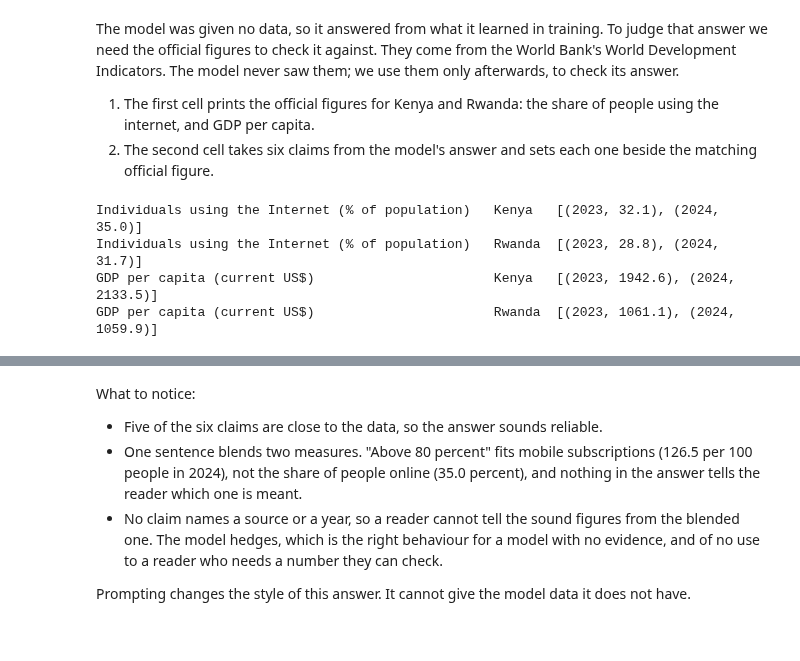
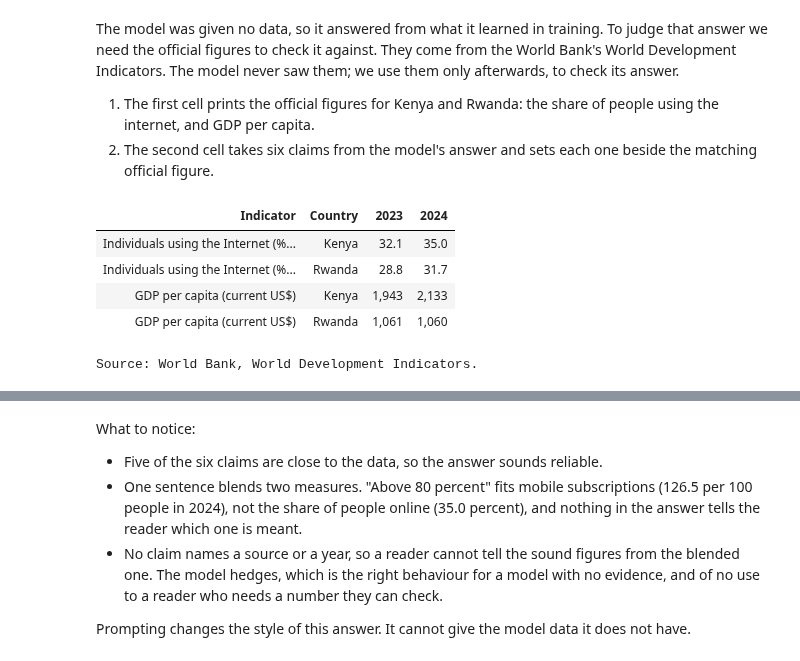
Before and after one commit to rafmacalaba/ai4data, a Jupyter notebook: training/session-01-building-ai-applications-v2/notebooks/01-from-model-to-application.ipynb, the cells around one changed output, grey strips where cells are left out. Drawn from its saved outputs; the diff is of its cells as text; code cells hidden in the pictures.

```diff
--- a/training/session-01-building-ai-applications-v2/notebooks/01-from-model-to-application.ipynb
+++ b/training/session-01-building-ai-applications-v2/notebooks/01-from-model-to-application.ipynb
@@ -136,15 +136,21 @@ The model was given no data, so it answered from what it learned in training. To
 1. The first cell prints the official figures for Kenya and Rwanda: the share of people using the internet, and GDP per capita.
 2. The second cell takes six claims from the model's answer and sets each one beside the matching official figure.
 # %%
+rows = []
 for ind in ["IT.NET.USER.ZS", "NY.GDP.PCAP.CD"]:
+    fmt = "{:,.0f}" if ind == "NY.GDP.PCAP.CD" else "{:.1f}"
     for country in ["Kenya", "Rwanda"]:
         r = w.indicator_lookup(ind, country, start=2023)
-        print(f"{r['name']:50s} {country:7s}", [(o["year"], round(o["value"], 1)) for o in r["observations"]])
+        by_year = {o["year"]: fmt.format(o["value"]) for o in r["observations"]}
+        rows.append((r["name"], country, by_year[2023], by_year[2024]))
+w.show_table(["Indicator", "Country", "2023", "2024"], rows, source="Source: World Bank, World Development Indicators.")
 # %% [output]
+| Indicator | Country | 2023 | 2024 |
+| Individuals using the Internet (%... | Kenya | 32.1 | 35.0 |
+| Individuals using the Internet (%... | Rwanda | 28.8 | 31.7 |
+| GDP per capita (current US$) | Kenya | 1,943 | 2,133 |
+| GDP per capita (current US$) | Rwanda | 1,061 | 1,060 |
-Individuals using the Internet (% of population)   Kenya   [(2023, 32.1), (2024, 35.0)]
-Individuals using the Internet (% of population)   Rwanda  [(2023, 28.8), (2024, 31.7)]
-GDP per capita (current US$)                       Kenya   [(2023, 1942.6), (2024, 2133.5)]
-GDP per capita (current US$)                       Rwanda  [(2023, 1061.1), (2024, 1059.9)]
+Source: World Bank, World Development Indicators.
 # %%
 def value(ind, country):
     return w.latest(w.indicator_lookup(ind, country, start=2023))["value"]
```
Also changed, not shown: 3 other files.
